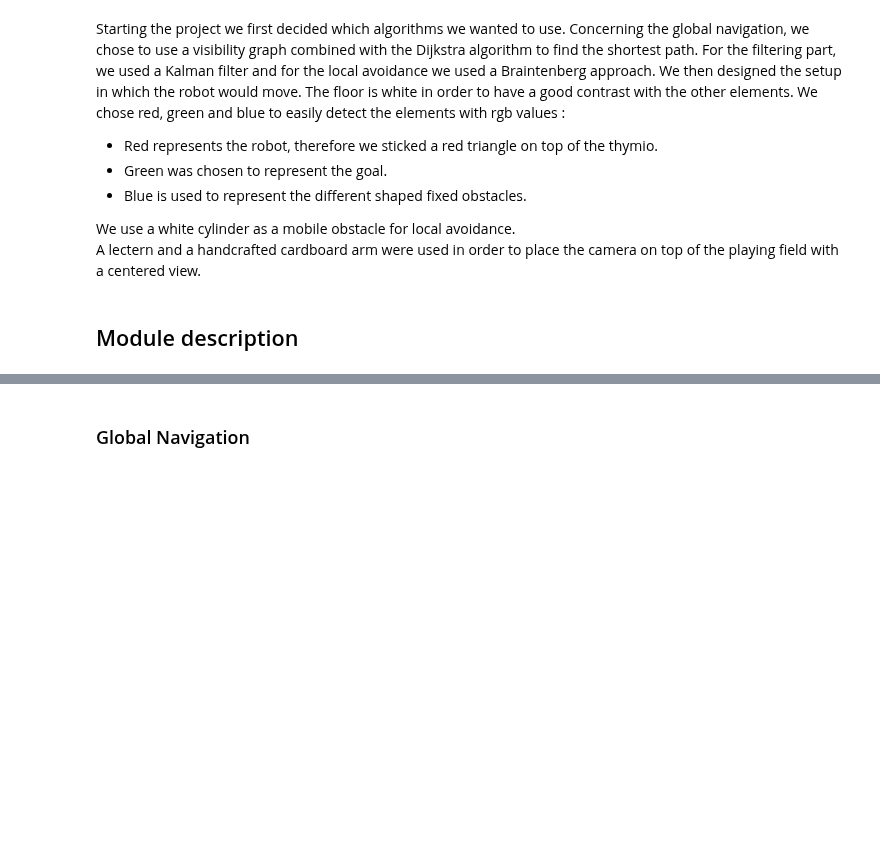
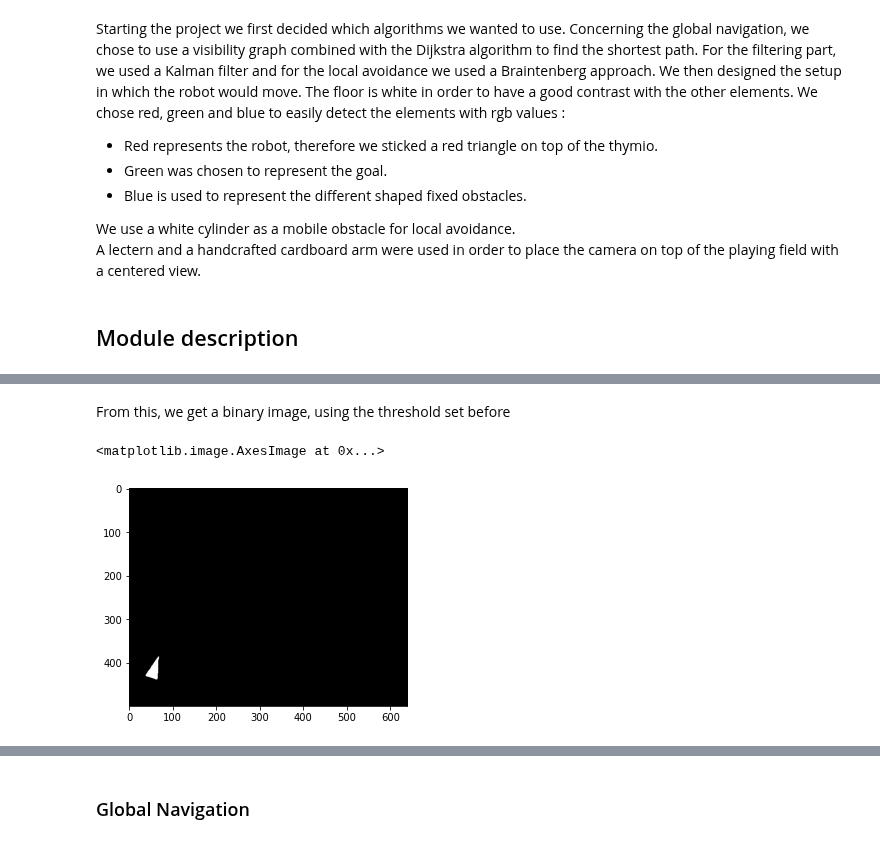
Before and after one commit to tgieruc/BOMR_2021, a Jupyter notebook: main.ipynb, the cells around one changed output, grey strips where cells are left out. Drawn from its saved outputs; the diff is of its cells as text; code cells hidden in the pictures; blank space fills up the shorter version.

```diff
--- a/main.ipynb
+++ b/main.ipynb
@@ -26,0 +68,8 @@ A lectern and a handcrafted cardboard arm were used in order to place the camera
+# %% [markdown]
+From this, we get a binary image, using the threshold set before
+# %%
+_, binary_img = cv2.threshold(compare_gray, robotthresh, 10, cv2.THRESH_BINARY)
+plt.imshow(binary_img,'binary')
+# %% [output]
+<matplotlib.image.AxesImage at 0x...>
+[figure, added]
```
Also changed, not shown: parts of 54 cells of this notebook.
